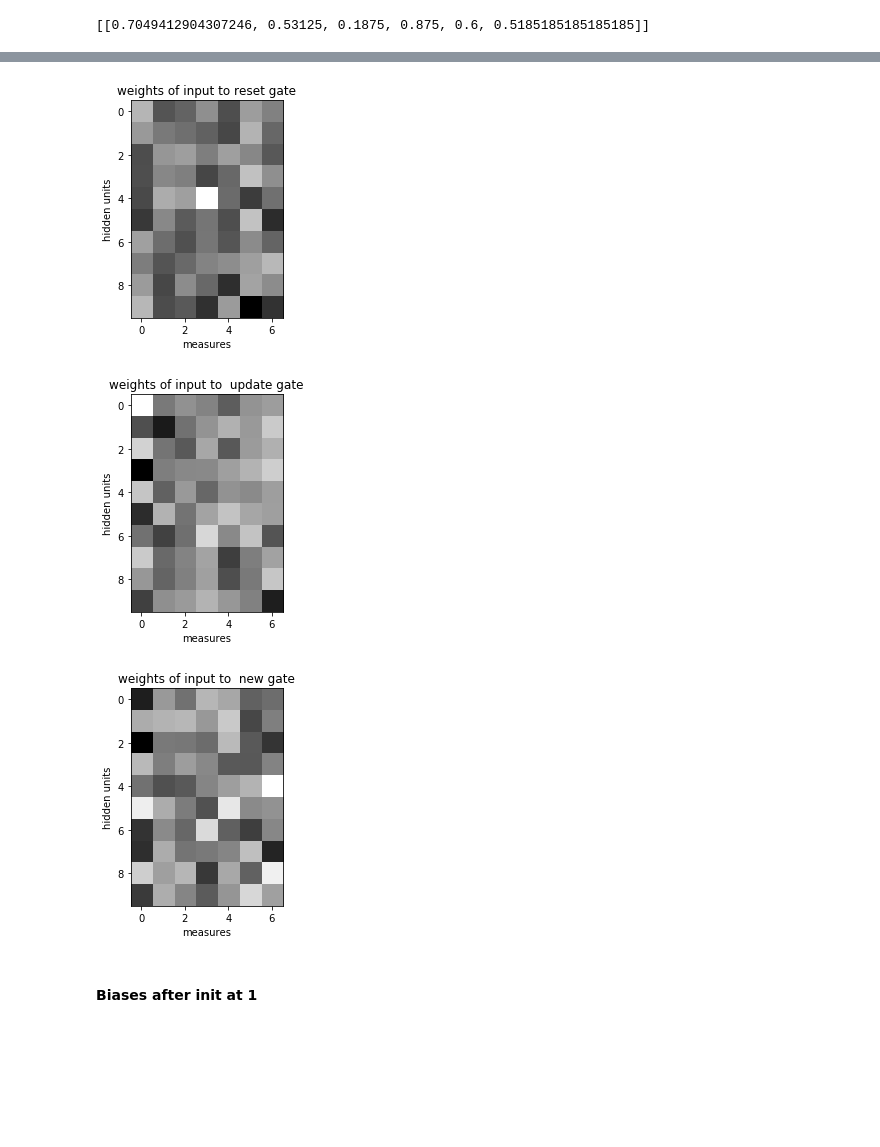
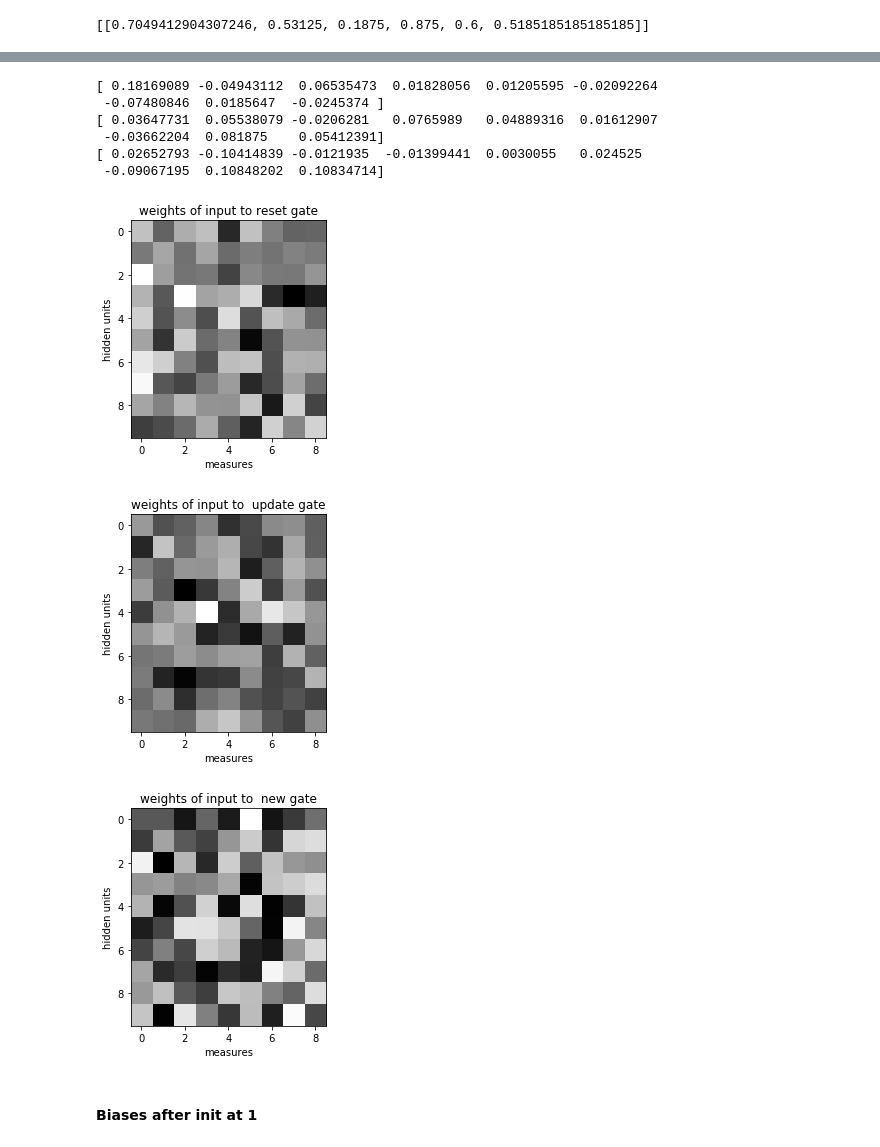
Before and after one commit to PaulLerner/deep_parkinson_handwriting, a Jupyter notebook: Main.ipynb, the cells around one changed output, grey strips where cells are left out. Saved outputs shown, nothing was run; the diff lists cells and outputs as text; code cells hidden in the pictures; blank space fills up the shorter version.

```diff
--- a/Main.ipynb
+++ b/Main.ipynb
@@ -326,13 +339,11 @@ load_results=False
 if load_results:
     patience=10
     n_epochs=50
-    listdir("experiments")[0][:-4]
-
-    filename="experiments/"+listdir("experiments")[0][:-4]
+    filename=join("experiments/","stop_loss(0, False, 0.001, 10, 4, False, 0.0, 5.0, None)")#+listdir("experiments")[0][:-4]
     early_stopping=True
     metrics=[]
-    for metric_type in ["train","valid","test"]:
+    for metric_type in ["train","test"]:
         with open (filename+metric_type, 'rb') as fp:
             metrics.append(pickle.load(fp))
 
-    fold_train_metrics,fold_valid_metrics, fold_test_metrics=metrics
+    fold_train_metrics, fold_test_metrics=metrics
@@ -349,0 +364,9 @@ else:
+# %%
+for i in range(10):
+    plt.figure()
+    plt.title("loss over {} epochs".format(len(fold_train_metrics[i])))
+    plt.plot(np.asarray(fold_train_metrics[i])[:,0],label="training")
+    plt.plot(np.asarray(fold_test_metrics[i])[:,0],label="test")
+    plt.xlabel("epochs")
+    plt.ylabel("loss")
+    plt.legend()
@@ -550,18 +584,12 @@ for indexes in [test_index,fold_falses[-2][2]]:
 [figure]
 # %% [markdown]
 ### Experiments metrics
-# %%
-raw_results="""10	4	TRUE	0	0.5	5	 5.50 (+ 3.35) 	 0.58 (+ 0.10) 	 0.72 (+ 0.15) 	 0.65 (+ 0.38)
-10	3	TRUE	0	0.5	5	 4.90 (+ 4.01) 	 0.59 (+ 0.08) 	 0.72 (+ 0.16) 	 0.84 (+ 0.21)
-10	2	TRUE	0	0.5	5	 4.20 (+ 3.76) 	 0.56 (+ 0.08) 	 0.70 (+ 0.07) 	 0.57 (+ 0.21)
-10	2	TRUE	0.1	0.5	5	 3.40 (+ 2.58) 	 0.57 (+ 0.07) 	 0.71 (+ 0.12) 	 0.45 (+ 0.24)
-10	1	TRUE	0	0.5	5	 3.40 (+ 2.24) 	 0.53 (+ 0.04) 	 0.63 (+ 0.10) 	 0.90 (+ 0.17)
-50	1	TRUE	0	0.5	5	 5.70 (+ 6.78) 	 0.64 (+ 0.13) 	 0.73 (+ 0.11) 	 0.65 (+ 0.20)
-50	2	TRUE	0	0.5	5	 2.30 (+ 2.00) 	 0.52 (+ 0.08) 	 0.66 (+ 0.11) 	 0.68 (+ 0.27)
-100	1	TRUE	0	0.5	5	 5.00 (+ 4.49) 	 0.62 (+ 0.08) 	 0.74 (+ 0.16) 	 0.72 (+ 0.31)
-100	2	TRUE	0	0.5	5	 4.70 (+ 4.00) 	 0.59 (+ 0.07) 	 0.71 (+ 0.15) 	 0.67 (+ 0.31)
-100	3	TRUE	0	0.5	5	 4.70 (+ 3.10) 	 0.57 (+ 0.07) 	 0.68 (+ 0.10) 	 0.70 (+ 0.24) """
-
-results=[r.split("\t") for r in raw_results.split("\n")]
-
-len(results)
+# %%
+plt.figure()
+plt.title("classification accuracy on NewHandPD")
+plt.ylabel("accuracy (%)")
+plt.xlabel("exam")
+for i in [0,1]:
+    plt.errorbar(exams[:-1],results[:,:,0][:,i],results[:,:,1][:,i],color=colors[i],label=labels[i], marker='^',capsize=10,capthick=2)
+    plt.legend()
+    #plt.errorbar(exams[:-1],[0.63,0.7,0.72],[0.16,0.15,0.1],label="layer size = 10", marker='^')
@@ -637,16 +667,22 @@ torch.Size([30, 7])
 # %%
-"""figure from the defect implementation !"""
 plot_labels="reset gate, update gate, new gate".split(",")
 for i,label in enumerate(plot_labels):
     plt.figure()
     plt.title("weights of input to {}".format(label))
     plt.xlabel("measures")
     plt.ylabel("hidden units")
+    print(np.mean(input_weights[i*10:i*10+10],axis=0))
     plt.imshow(input_weights[i*10:i*10+10],cmap='gray')
 # %% [output]
+[ 0.18169089 -0.04943112  0.06535473  0.01828056  0.01205595 -0.02092264
+ -0.07480846  0.0185647  -0.0245374 ]
+[ 0.03647731  0.05538079 -0.0206281   0.0765989   0.04889316  0.01612907
+ -0.03662204  0.081875    0.05412391]
+[ 0.02652793 -0.10414839 -0.0121935  -0.01399441  0.0030055   0.024525
+ -0.09067195  0.10848202  0.10834714]
-[figure, old version]
+[figure, new version]
-[figure, old version]
+[figure, new version]
-[figure, old version]
+[figure, new version]
 # %% [markdown]
 #### Biases after init at 1
 # %%
```
Also changed, not shown: parts of 18 cells of this notebook, 22 other files.
